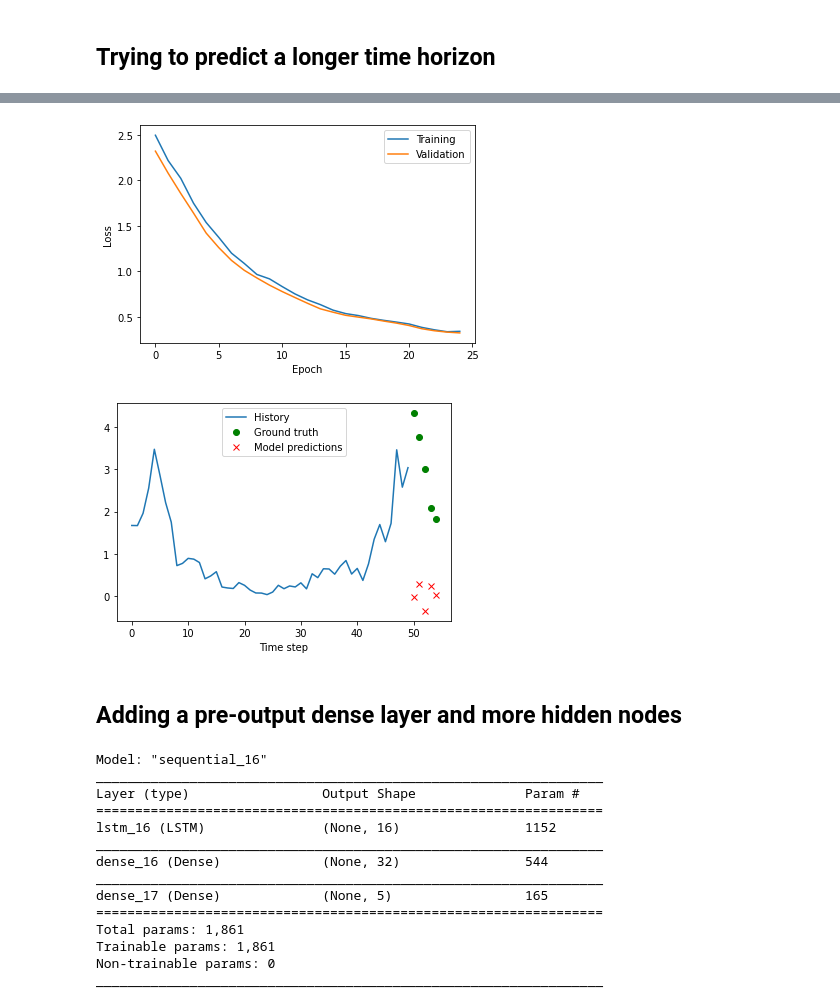
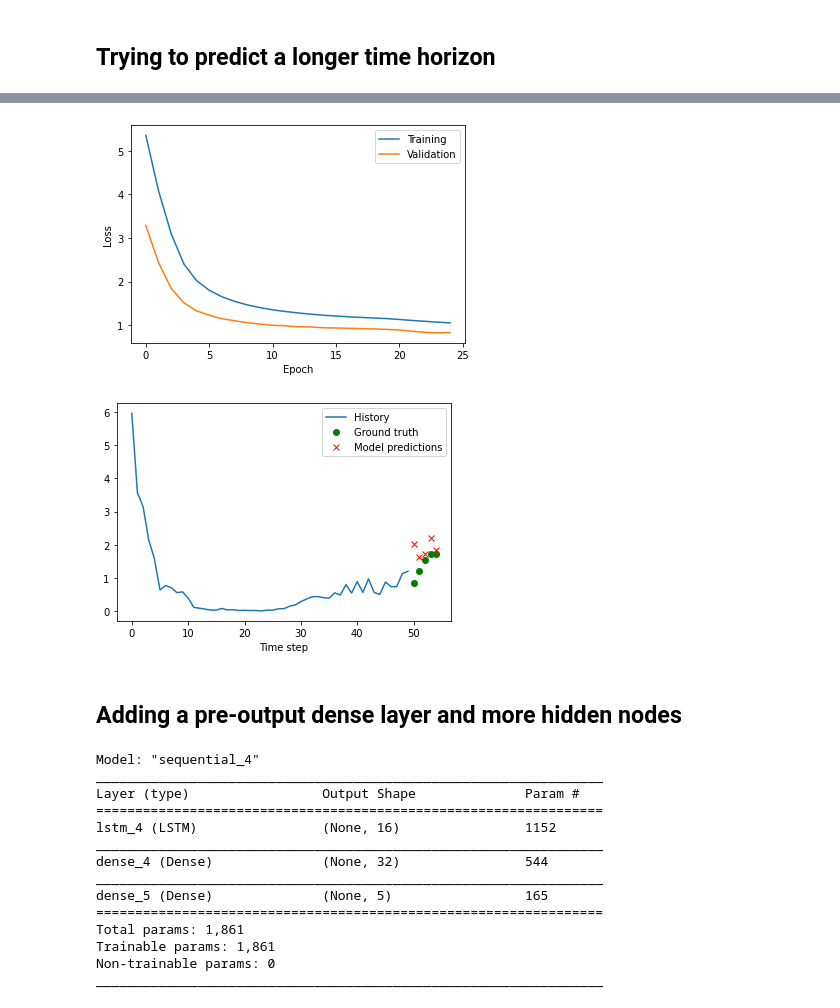
Before and after one commit to benlevyx/modelling-infectious-disease, a Jupyter notebook: notebooks/rnn_timeseries_experimentation.ipynb, the cells around one changed output, grey strips where cells are left out. Cells and saved outputs as stored; diff of their text form; code cells hidden in the pictures.

```diff
--- a/notebooks/rnn_timeseries_experimentation.ipynb
+++ b/notebooks/rnn_timeseries_experimentation.ipynb
@@ -144,9 +72,5 @@ Trainable params: 329
 Non-trainable params: 0
 _________________________________________________________________
 # %%
-EPOCHS = 20
-STEPS_PER_EPOCH = 50
-history = simple_lstm.fit(ds_train, epochs=EPOCHS, validation_data=ds_test,
-                          steps_per_epoch=STEPS_PER_EPOCH,
-                          validation_steps=50)
+history = simple_lstm.fit(ds_train, epochs=EPOCHS, validation_data=ds_test)
 # %% [output]
@@ -194,8 +127,10 @@ ValueError: Error when checking input: expected lstm_11_input to have shape (25,
 # %%
 history_size = 50
 target_size = 5
-ds_train, ds_test = prepare_data(df_flu['wili'].values, df_flu['state'].values,
-                                 history_size=history_size, target_size=target_size)
+ds_train, ds_test = time_series.prepare_data(df_flu['wili'].values,
+                                             df_flu['state'].values,
+                                             history_size=history_size,
+                                             target_size=target_size)
 lstm2 = make_simple_lstm(history_length=history_size, target_length=target_size)
 lstm2.summary()
 # %% [output]
@@ -212,9 +147,5 @@ Trainable params: 365
 Non-trainable params: 0
 _________________________________________________________________
 # %%
-EPOCHS = 25
-STEPS_PER_EPOCH = 50
-history2 = lstm2.fit(ds_train, epochs=EPOCHS, validation_data=ds_test,
-                     steps_per_epoch=STEPS_PER_EPOCH,
-                     validation_steps=50)
+history2 = lstm2.fit(ds_train, epochs=EPOCHS, validation_data=ds_test)
 # %% [output]
@@ -238,11 +169,11 @@ Epoch 25/25
 # %%
 plotting.plot_history(history2)
 # %% [output]
-[figure, old version]
+[figure, new version]
 # %%
-plot_model_pred(lstm2, ds_test)
+plotting.plot_model_pred(lstm2, ds_test)
 # %% [output]
-[figure, old version]
+[figure, new version]
 # %% [markdown]
 ## Adding a pre-output dense layer and more hidden nodes
 # %%
@@ -250,19 +181,21 @@ history_size = 50
 target_size = 5
 hidden_size = 16
 pre_output_dense_size = 32
-lstm3 = make_simple_lstm(history_length=history_size, target_length=target_size,
-                         hidden_size=hidden_size, pre_output_dense_size=pre_output_dense_size)
+lstm3 = make_simple_lstm(history_length=history_size,
+                         target_length=target_size,
+                         hidden_size=hidden_size,
+                         pre_output_dense_size=pre_output_dense_size)
 lstm3.summary()
 # %% [output]
-Model: "sequential_16"
+Model: "sequential_4"
 _________________________________________________________________
 Layer (type)                 Output Shape              Param #
 =================================================================
-lstm_16 (LSTM)               (None, 16)                1152
+lstm_4 (LSTM)                (None, 16)                1152
 _________________________________________________________________
-dense_16 (Dense)             (None, 32)                544
+dense_4 (Dense)              (None, 32)                544
 _________________________________________________________________
-dense_17 (Dense)             (None, 5)                 165
+dense_5 (Dense)              (None, 5)                 165
 =================================================================
 Total params: 1,861
 Trainable params: 1,861
```
Also changed, not shown: parts of 26 cells of this notebook, 3 other files.
